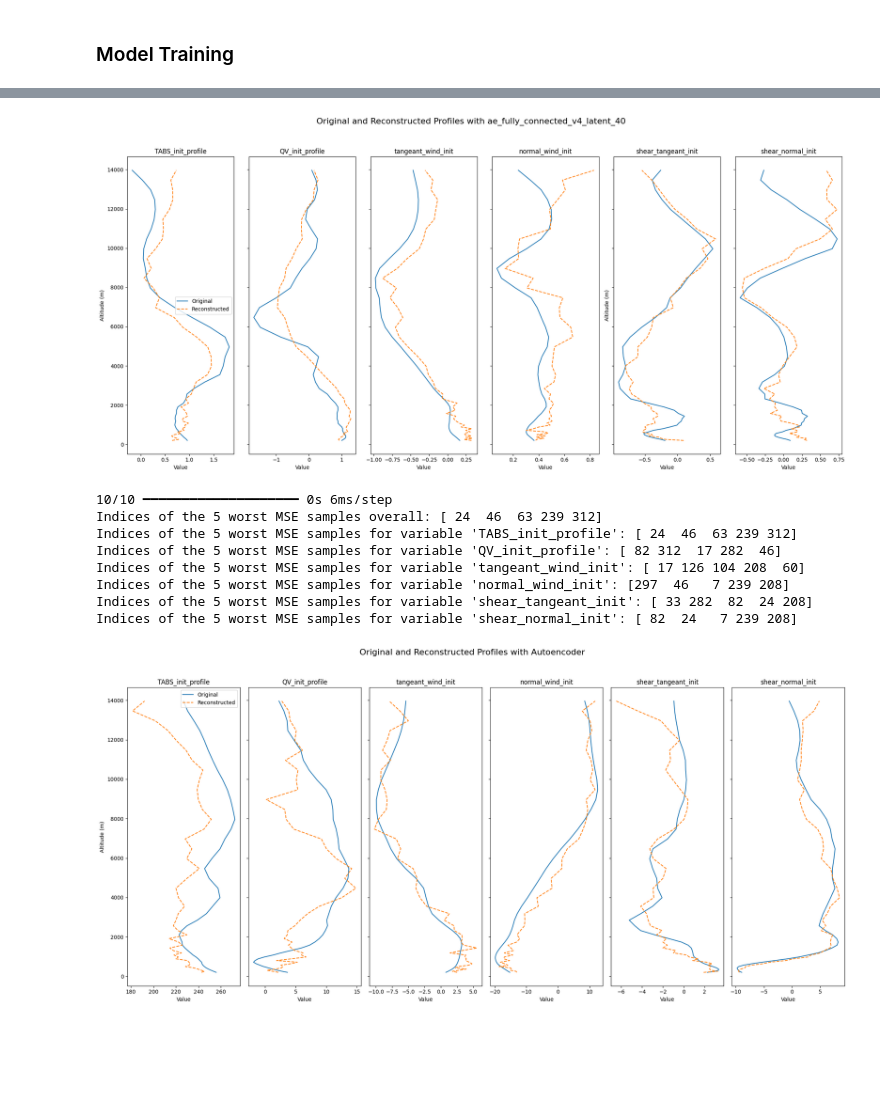
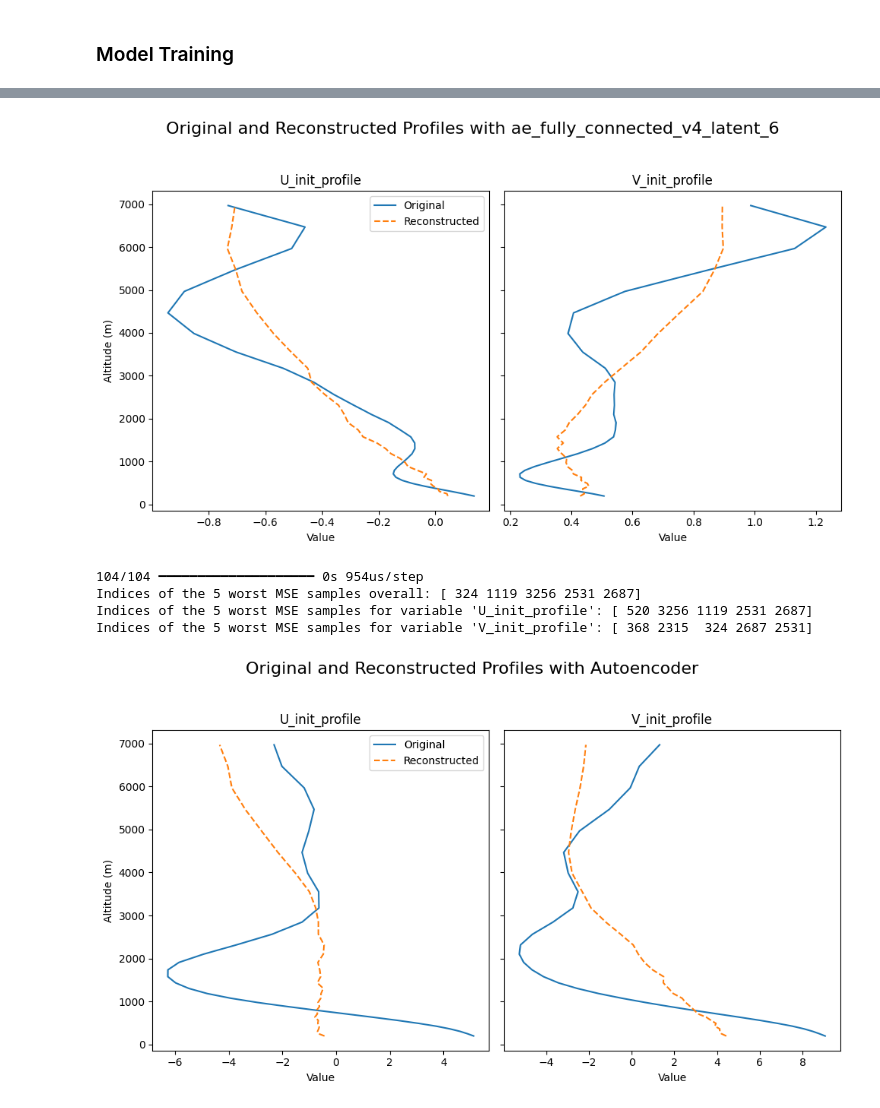
Before and after one commit to 19carenso/shear, a Jupyter notebook: notebooks/ml/auto_encoder_v4.ipynb, the cells around one changed output, grey strips where cells are left out. Cells and saved outputs as stored; diff of their text form; code cells hidden in the pictures; blank space fills up the shorter version.

```diff
--- a/notebooks/ml/auto_encoder_v4.ipynb
+++ b/notebooks/ml/auto_encoder_v4.ipynb
@@ -47,4 +47,5 @@ def is_ocean(lat1, lon1):
 
 mask = xr.apply_ufunc(is_ocean,ds["lat_init"],ds["lon_init"], vectorize=True)
 ds = ds.where(mask, drop=True)
+ds = ds.sel(z=ds.z<=8000)
 # ds = ds.drop_isel(DCS_number = [250, 266, 267, 284, 285, 286, 307]) # see data_miniz_viz.ipynb, auto_encoder_v3
@@ -143,11 +140,13 @@ from scipy.stats import circmean, circstd
 
 
 variables = [
-    'TABS_init_profile', 'QV_init_profile', 'tangeant_wind_init', 'normal_wind_init', 'shear_tangeant_init', 'shear_normal_init', #'shear_magnitude_init', #'shear_magnitude_init_bis',
+    "U_init_profile", "V_init_profile"
+    # 'TABS_init_profile', 'QV_init_profile', 'tangeant_wind_init', 'normal_wind_init', 'shear_tangeant_init', 'shear_normal_init', #'shear_magnitude_init', #'shear_magnitude_init_bis',
     # 'TABS_max_instant_profile', 'QV_max_instant_profile', 'tangeant_wind_max_instant', 'normal_wind_max_instant', 'shear_tangeant_max_instant', 'shear_normal_max_instant', #'shear_magnitude_max', #'shear_magnitude_max_bis'
 ]
 units = [
-    'K', 'g/kg', 'm/s', 'm/s', '(m/s)/km', '(m/s)/km',
+    'm/s', 'm/s',
+    # 'K', 'g/kg', 'm/s', 'm/s', '(m/s)/km', '(m/s)/km',
     # 'K', 'g/kg', 'm/s', 'm/s', '(m/s)/km', '(m/s)/km'
 ]
 num_samples, num_levels, num_features = X.shape
@@ -179,11 +178,11 @@ ds_index = idx_test[sample_index]  # Index in the original dataset
 # Extract the original data for the selected sample
 original_sample = X_test[sample_index]  # Shape: (num_levels, num_features)
 
-z_levels = ds['z'].values[4:-2]  # Vertical levels (assuming shape (num_levels,))
+z_levels = ds['z'].values[3:-1]  # Vertical levels (assuming shape (num_levels,))
 
 # Prepare to plot
-n_cols = 6
-fig, axes = plt.subplots(1, n_cols, figsize=(20, 9), sharey=True)
+n_cols = len(variables)
+fig, axes = plt.subplots(1, n_cols, figsize=(10, 6), sharey=True)
 fig.suptitle('Original Profiles with Mean and Std Dev', fontsize=16)
 
 for i, var, unit in zip(np.arange(len(variables)), variables, units):
@@ -234,10 +233,12 @@ from sklearn.model_selection import train_test_split
 
 # Assume X and ds are already defined
 variables = [
-    'TABS_init_profile', 'QV_init_profile', 'tangeant_wind_init', 'normal_wind_init', 'shear_tangeant_init', 'shear_normal_init'
+    "U_init_profile", "V_init_profile"
+    # 'TABS_init_profile', 'QV_init_profile', 'tangeant_wind_init', 'normal_wind_init', 'shear_tangeant_init', 'shear_normal_init'
 ]
 units = [
-    'K', 'g/kg', 'm/s', 'm/s', '(m/s)/km', '(m/s)/km'
+    'm/s', 'm/s'
+    # 'K', 'g/kg', 'm/s', 'm/s', '(m/s)/km', '(m/s)/km'
 ]
 num_samples, num_levels, num_features = X.shape
 
@@ -274,11 +275,11 @@ ds_index = idx_test[sample_index]  # Index in the original dataset
 # Extract the scaled data for the selected sample
 original_sample = X_test_scaled[sample_index]  # Shape: (num_levels, num_features)
 
-z_levels = ds['z'].values[4:-2]  # Vertical levels (assuming shape (num_levels,))
+z_levels = ds['z'].values[3:-1]  # Vertical levels (assuming shape (num_levels,))
 
 # Prepare to plot
 n_cols = len(variables)
-fig, axes = plt.subplots(1, n_cols, figsize=(20, 9), sharey=True)
+fig, axes = plt.subplots(1, n_cols, figsize=(15, 9), sharey=True)
 fig.suptitle('Scaled Profiles with Mean (0) and Std Dev (±1)', fontsize=16)
 
 for i, (var, unit) in enumerate(zip(variables, units)):
@@ -441,7 +442,7 @@ Model: "ae_LSTM_v0_latent_64"
 # %% [markdown]
 ## Fully Connected
 # %%
-latent_space_size = 40
+latent_space_size = 6
 model_name = 'ae_fully_connected_v4'+f"_latent_{latent_space_size}"
 
 # Input layer
@@ -473,7 +474,6 @@ def custom_loss(y_true, y_pred):
     smoothness_loss = tf.reduce_mean(tf.square(y_pred[:, 1:, :] - y_pred[:, :-1, :]))
     return mse_loss + smoothness_weight * smoothness_loss
 
-
 # Autoencoder model
 autoencoder = models.Model(inputs, reconstructed_output, name=model_name)
 smoothness_weight = 5  # Adjust this hyperparameter
@@ -573,7 +573,8 @@ from sklearn.model_selection import train_test_split
 # ]
 
 variables = [
-    'TABS_init_profile', 'QV_init_profile', 'tangeant_wind_init', 'normal_wind_init', 'shear_tangeant_init', 'shear_normal_init', #'shear_magnitude_init', #'shear_magnitude_init_bis',
+    "U_init_profile", "V_init_profile"
+    # 'TABS_init_profile', 'QV_init_profile', 'tangeant_wind_init', 'normal_wind_init', 'shear_tangeant_init', 'shear_normal_init', #'shear_magnitude_init', #'shear_magnitude_init_bis',
     # 'TABS_max_instant_profile', 'QV_max_instant_profile', 'tangeant_wind_max_instant', 'normal_wind_max_instant', 'shear_tangeant_max_instant', 'shear_normal_max_instant', #'shear_magnitude_max', #'shear_magnitude_max_bis'
 ]
 
@@ -605,8 +606,8 @@ for i, var in enumerate(variables):
     reconstructed_profiles[var] = reconstructed_sample[:, i]  # Shape: (num_levels,)
 
 # Plot profiles in subplots
-n_cols = 6
-fig, axes = plt.subplots(1, n_cols, figsize=(20, 10), sharey=True)
+n_cols = 2
+fig, axes = plt.subplots(1, n_cols, figsize=(10, 6), sharey=True)
 fig.suptitle('Original and Reconstructed Profiles with '+f"{model_name}", fontsize=16)
 
 for i, var in enumerate(variables):
@@ -629,4 +630,4 @@ plt.show()
-[figure, old version]
+[figure, new version]
 # %%
 import numpy as np
 import matplotlib.pyplot as plt
@@ -682,9 +683,9 @@ def plot_sample(sample_index, X_data_unscaled, reconstructed_data_unscaled, vari
         reconstructed_profiles[var] = reconstructed_sample[:, i]  # Shape: (num_levels,)
 
     # Plot profiles in subplots
-    n_cols = 6
+    n_cols = 2
     n_rows = int(np.ceil(len(variables)/n_cols))
-    fig, axes = plt.subplots(n_rows, n_cols, figsize=(20, 10), sharey=True)
+    fig, axes = plt.subplots(n_rows, n_cols, figsize=(10, 6), sharey=True)
     fig.suptitle('Original and Reconstructed Profiles with '+f"{model_name}", fontsize=16)
 
     axes = axes.flatten()
@@ -722,16 +723,12 @@ for var in variables:
         # plot_sample(idx, X_unscaled, reconstructed_unscaled, variables, z_levels, ds_index=idx, model_name="Autoencoder")
         continue
 # %% [output]
-10/10 ━━━━━━━━━━━━━━━━━━━━ 0s 6ms/step
-Indices of the 5 worst MSE samples overall: [ 24  46  63 239 312]
-Indices of the 5 worst MSE samples for variable 'TABS_init_profile': [ 24  46  63 239 312]
-Indices of the 5 worst MSE samples for variable 'QV_init_profile': [ 82 312  17 282  46]
-Indices of the 5 worst MSE samples for variable 'tangeant_wind_init': [ 17 126 104 208  60]
-Indices of the 5 worst MSE samples for variable 'normal_wind_init': [297  46   7 239 208]
-Indices of the 5 worst MSE samples for variable 'shear_tangeant_init': [ 33 282  82  24 208]
-Indices of the 5 worst MSE samples for variable 'shear_normal_init': [ 82  24   7 239 208]
+104/104 ━━━━━━━━━━━━━━━━━━━━ 0s 954us/step
+Indices of the 5 worst MSE samples overall: [ 324 1119 3256 2531 2687]
+Indices of the 5 worst MSE samples for variable 'U_init_profile': [ 520 3256 1119 2531 2687]
+Indices of the 5 worst MSE samples for variable 'V_init_profile': [ 368 2315  324 2687 2531]
 # %%
-# idx = 239
+idx = 2687
 plot_sample(idx, X_unscaled, reconstructed_unscaled, variables, z_levels, ds_index=idx, model_name="Autoencoder")
 # %% [output]
-[figure, old version]
+[figure, new version]
```
Also changed, not shown: parts of 15 cells of this notebook, 6 other files.
